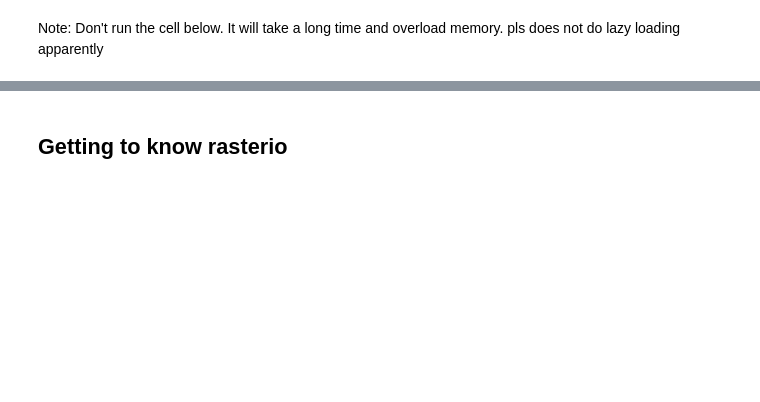
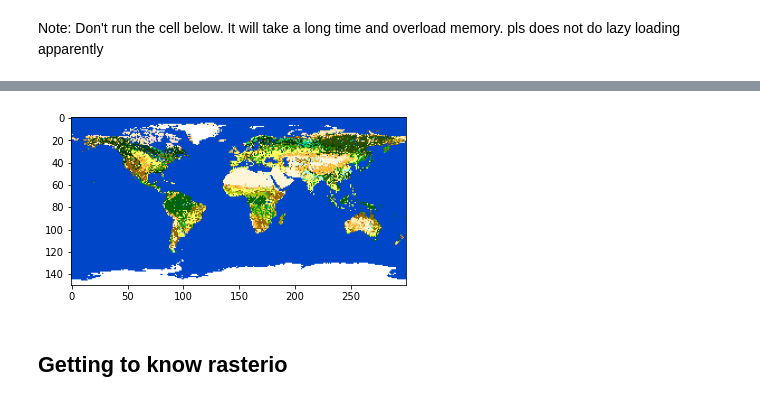
Before and after one commit to ai4er-cdt/geograph, a Jupyter notebook: notebooks/exploratory/svm-1-landcover-ceda-exploration.ipynb, the cells around one changed output, grey strips where cells are left out. Drawn from its saved outputs; the diff is of its cells as text; code cells hidden in the pictures; blank space fills up the shorter version.

```diff
--- a/notebooks/exploratory/svm-1-landcover-ceda-exploration.ipynb
+++ b/notebooks/exploratory/svm-1-landcover-ceda-exploration.ipynb
@@ -51,3 +74,8 @@ plt.imshow(thumbnail)
 [figure]
+# %%
+# To plot this with the colors defined by ESA CCI
+plt.imshow(classes_to_rgb(thumbnail))
+# %% [output]
+[figure, added]
 # %% [markdown]
 ## Getting to know rasterio
```
Also changed, not shown: parts of 25 cells of this notebook.
